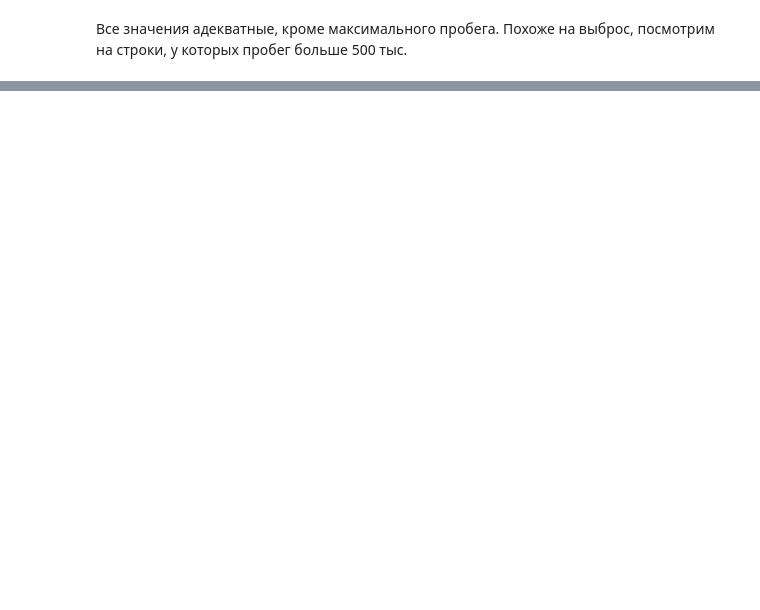
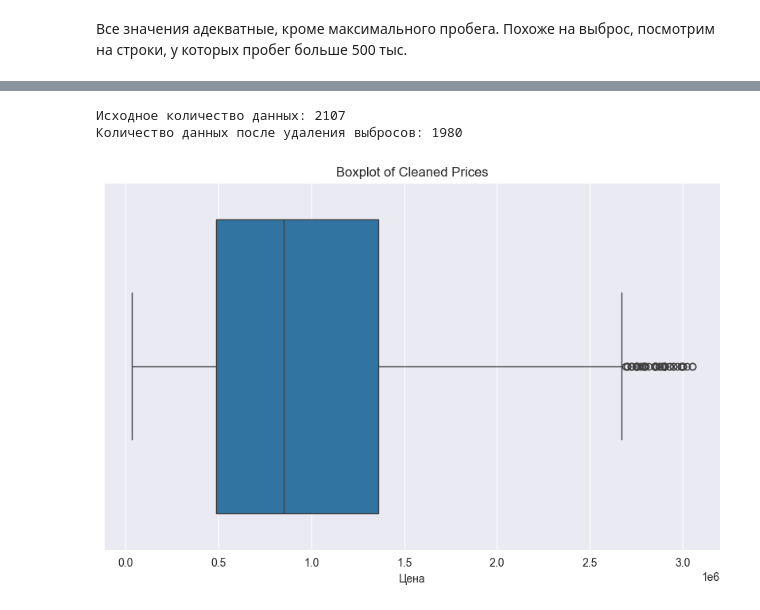
Before and after one commit to DmitryKolbanov/data-science-projects, a Jupyter notebook: car_price/notebooks/emissions.ipynb, the cells around one changed output, grey strips where cells are left out. Saved outputs shown, nothing was run; the diff lists cells and outputs as text; code cells hidden in the pictures; blank space fills up the shorter version.

Commit message:
price normalization

```diff
--- a/car_price/notebooks/emissions.ipynb
+++ b/car_price/notebooks/emissions.ipynb
@@ -372,0 +371,23 @@ for column in numeric_df.columns:
+# %%
+Q1 = data['Цена'].quantile(0.25)
+Q3 = data['Цена'].quantile(0.75)
+IQR = Q3 - Q1
+
+# Установите границы для выбросов
+lower_bound = Q1 - 1.5 * IQR
+upper_bound = Q3 + 1.5 * IQR
+# %%
+cleaned_data = data[(data['Цена'] >= lower_bound) & (data['Цена'] <= upper_bound)]
+# %%
+print(f"Исходное количество данных: {len(data)}")
+print(f"Количество данных после удаления выбросов: {len(cleaned_data)}")
+# %% [output]
+Исходное количество данных: 2107
+Количество данных после удаления выбросов: 1980
+# %%
+plt.figure(figsize=(10, 6))
+sns.boxplot(x=cleaned_data['Цена'])
+plt.title('Boxplot of Cleaned Prices')
+plt.show()
+# %% [output]
+[figure, added]
```
Also changed, not shown: parts of 5 cells of this notebook.
